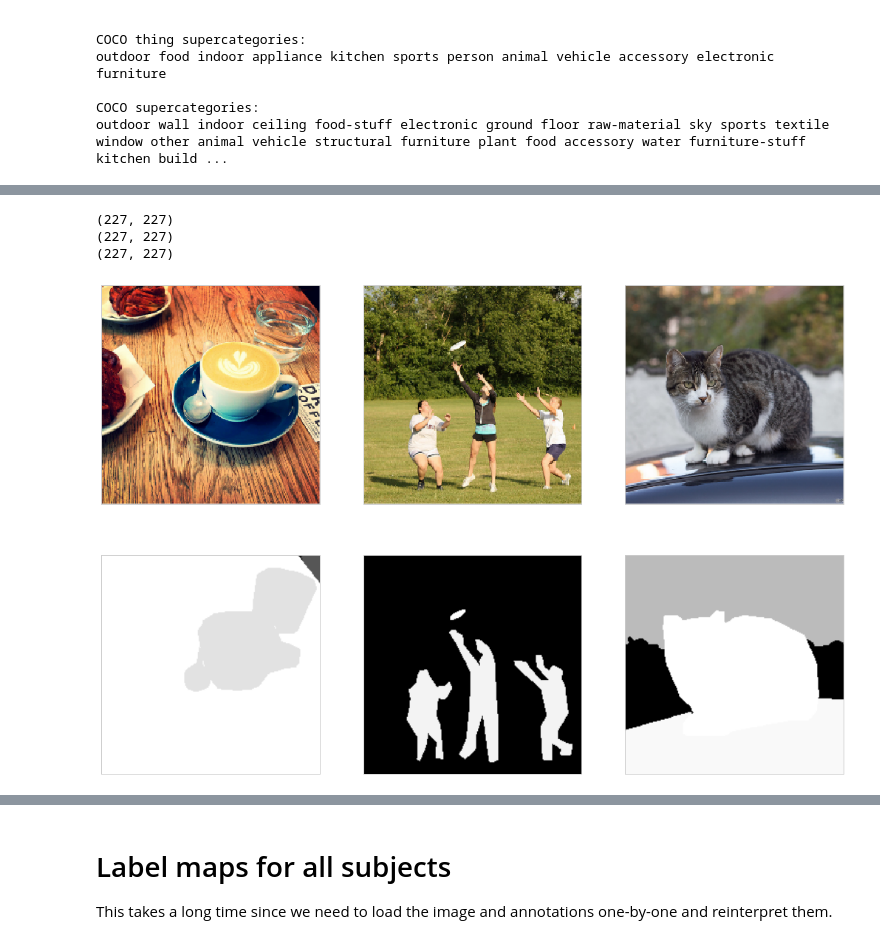
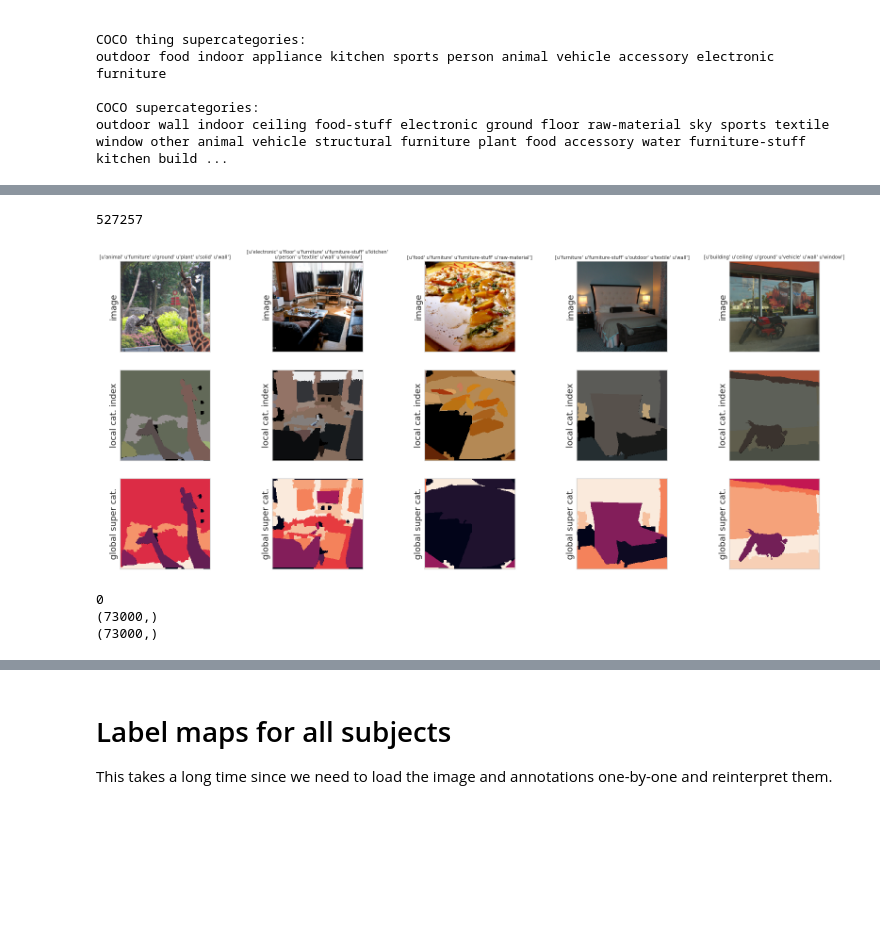
Before and after one commit to styvesg/nsd, a Jupyter notebook: data_preparation.ipynb, the cells around one changed output, grey strips where cells are left out. Drawn from its saved outputs; the diff is of its cells as text; code cells hidden in the pictures; blank space fills up the shorter version.

```diff
--- a/data_preparation.ipynb
+++ b/data_preparation.ipynb
@@ -70,7 +128,7 @@ print np.min(trial_order), np.max(trial_order)
 1 10000
 # %%
 print "Loading block..."
-image_data_set = h5py.File(stim_file)
+image_data_set = h5py.File(stim_file', 'r')
 print image_data_set.keys()
 image_data = np.copy(image_data_set['imgBrick'])
 image_data_set.close()
@@ -184,0 +217,4 @@ saved stimuli in h5py file
+# %%
+import pandas as pd
+nsd_stiminfo_file = '~/repo.data/datasets/nsd/dev/nsd_stim_info_merged.pkl'
+stiminfo = pd.read_pickle(nsd_stiminfo_file)
@@ -214,10 +272,10 @@ for i in range(3):
 import json
 from collections import defaultdict
 
-annDir = '/repo.local2/datasets/coco/annotations/'
-imgDir = annDir + 'panoptic_train2017/' # combined folder with train2017 and val2017 png masks
-panop_trn_annFile = annDir + 'panoptic_train2017.json'
-panop_val_annFile = annDir + 'panoptic_val2017.json'
+annDir = '/home/styvesg/repo.data/datasets/coco/'
+imgDir = annDir + 'panoptic_annotations_trainval2017/annotations/panoptic/' # combined folder with train2017 and val2017 png masks
+panop_trn_annFile = annDir + 'panoptic_annotations_trainval2017/annotations/panoptic_train2017.json'
+panop_val_annFile = annDir + 'panoptic_annotations_trainval2017/annotations/panoptic_val2017.json'
 
 dataset = dict()
 dataset = json.load(open(panop_trn_annFile, 'r'))
@@ -229,8 +287,10 @@ if 'annotations' in dataset:
         imgIdToAnns[ann['image_id']].append(ann)
     for cat in dataset['categories']:
         catIdToCat[cat['id']].append(cat)
+
 dataset = dict()
 dataset = json.load(open(panop_val_annFile, 'r'))
+
 if 'annotations' in dataset:
     for ann in dataset['annotations']:
         imgIdToAnns[ann['image_id']].append(ann)
@@ -356,6 +342,6 @@ for i in range(3):
 # %%
-stuff_annFile = annDir + 'stuff_train2017.json'
-thing_annFile = annDir + 'instances_train2017.json'
+stuff_annFile = annDir + 'stuff_annotations_trainval2017/annotations/stuff_train2017.json'
+thing_annFile = annDir + 'annotations_trainval2017/annotations/instances_train2017.json'
 
 from pycocotools.coco import COCO
 coco_stuff = COCO(stuff_annFile)
@@ -427,33 +413,59 @@ ground :  [111, 125, 126, 136, 140, 144, 145, 147, 149, 154, 159]
 other :  [183]
 wall :  [171, 172, 173, 174, 175, 176, 177]
 structural :  [99, 113, 138, 146, 164]
+# %%
+print (cocoMap[3938])
+# %% [output]
+527257
 # %%
 import skimage.io
 from skimage.transform import resize
 minSize = 227
+start_idx = 3938
+n_idx = 5
 
-plt.figure(figsize=(18,12))
-for i in range(3):
-    cId = cocoId_arr[subject-1,6+i]
+plt.figure(figsize=(28,12))
+for i in range(n_idx):
+    cId = cocoId_arr[subject-1,start_idx+i]
     png_name = imgDir + '%012d.png' % cId
-    crop = nsdcrop_arr[subject-1,6+i]
+    crop = nsdcrop_arr[subject-1,start_idx+i]
     img = skimage.io.imread(png_name)
 
     croppedImg = applyCropToImg(img,crop)
-    croppedImg = (resize(croppedImg, (minSize,minSize), order=0) * 255.).astype('uint8')
+    croppedImg = (resize(croppedImg, (minSize,minSize), order=0) * 256.).astype('uint8')
+
+    catIds = getCategoryIDs(imgIdToAnns[cId], maskToUniqueIndices(croppedImg))
+    plt.subplot(3,n_idx,i+1)
+    plt.title(getSupercategoryNames(catIdToCat, catIds), fontsize=10)
+    plt.ylabel('image')
+    plt.imshow(image_data[start_idx+i].transpose((1,2,0)), cmap='gray', interpolation='None')
+    plt.gca().get_xaxis().set_visible(False)
+    plt.gca().get_yaxis().set_ticks([])
+    ###
+    plt.subplot(3,n_idx,n_idx+i+1)
+    plt.imshow(croppedImg)
+    plt.ylabel('local cat. index')
+    plt.gca().get_xaxis().set_visible(False)
+    plt.gca().get_yaxis().set_ticks([])
+    ###
+    plt.subplot(3,n_idx,2*n_idx+i+1)
     croppedSuper = supercategoryMap(croppedImg, imgIdToAnns[cId], class_embbeding)
-
-    plt.subplot(2,3,i+1)
-    plt.imshow(image_data[6+i].transpose((1,2,0)), cmap='gray', interpolation='None')
-    plt.gca().get_xaxis().set_visible(False)
-    plt.gca().get_yaxis().set_visible(False)
-    plt.subplot(2,3,3+i+1)
-
+    plt.ylabel('global super cat.')
     plt.imshow(croppedSuper.astype(np.float32) / len(super_nms))
     plt.gca().get_xaxis().set_visible(False)
-    plt.gca().get_yaxis().set_visible(False)
+    plt.gca().get_yaxis().set_ticks([])
 # %% [output]
-(227, 227)
-(227, 227)
-(227, 227)
-[figure, old version]
+[figure, new version]
+# %%
+cocoMap = np.ones(shape=(73000), dtype=int) * -1
+for j in range(len(subject_idx)):
+    cocoId = np.array(stiminfo['cocoId'])[stiminfo['subject%d'%(j+1)].astype(bool)]
+    nsdId = np.array(stiminfo['nsdId'])[stiminfo['subject%d'%(j+1)].astype(bool)]
+    cocoMap[nsdId] = cocoId
+print (np.sum(cocoMap==-1))
+print (cocoMap.shape)
+print (stiminfo['cropBox'].shape)
+# %% [output]
+0
+(73000,)
+(73000,)
```
Also changed, not shown: parts of 30 cells of this notebook, 3 other files.
